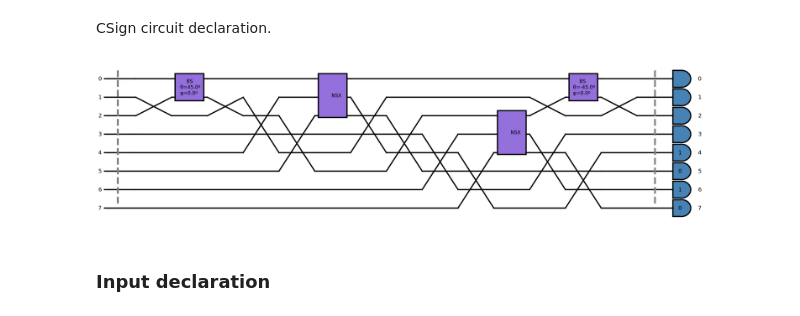
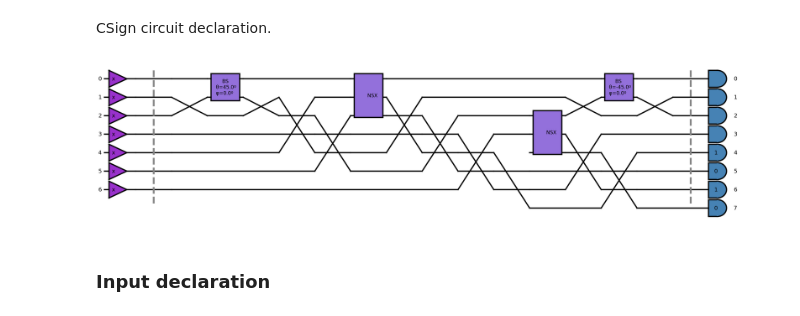
Before and after one commit to SOQCSAdmin/SOQCS, a Jupyter notebook: examples/live3.ipynb, the cells around one changed output. Cells and saved outputs as stored; diff of their text form; code cells hidden in the pictures.

```diff
--- a/examples/live3.ipynb
+++ b/examples/live3.ipynb
@@ -22,23 +22,30 @@ sim=soqcs.simulator(mem=10000)
 <p style='text-align: justify;'> CSign circuit declaration. <br> </p>
 # %%
 csign = soqcs.qodev(3,8)
+csign.open_channel(0)
+csign.open_channel(1)
+csign.open_channel(2)
+csign.open_channel(3)
+csign.open_channel(4)
+csign.open_channel(5)
+csign.open_channel(6)
 csign.separator()
 csign.beamsplitter(0,2,45.0,0.0)
 csign.NSX(0, 4, 5)
 csign.NSX(2, 6, 7)
 csign.beamsplitter(0,2,-45.0,0.0)
 csign.separator()
 csign.detector(0)
 csign.detector(1)
 csign.detector(2)
 csign.detector(3)
 csign.detector(4,1)
 csign.detector(5,0)
 csign.detector(6,1)
 csign.detector(7,0)
 csign.show(depth=20)
 # %% [output]
-[figure, old version]
+[figure, new version]
 # %% [markdown]
 ### Input declaration
 # %% [markdown]
```
Also changed, not shown: parts of 2 cells of this notebook, 10 other files.
